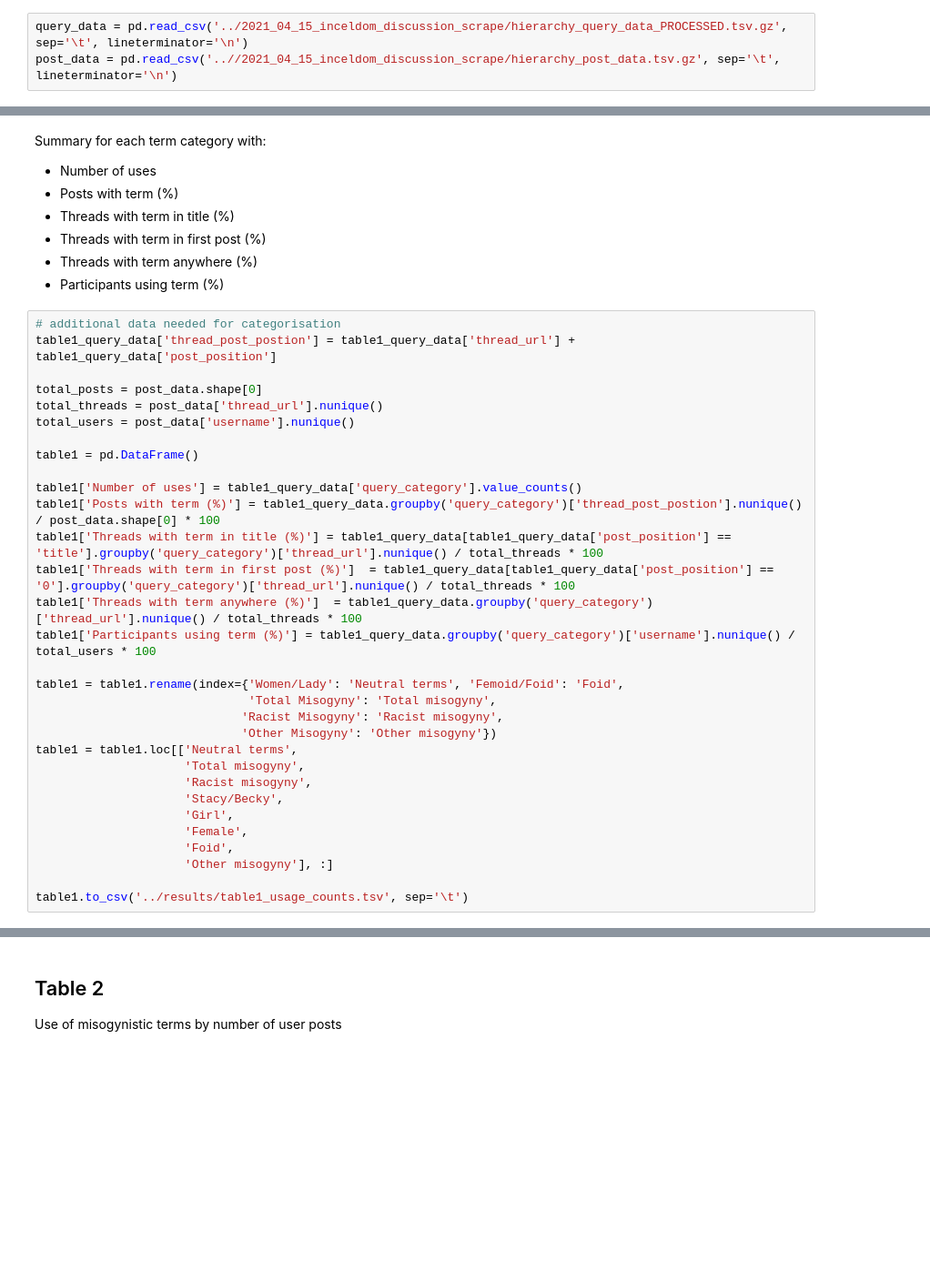
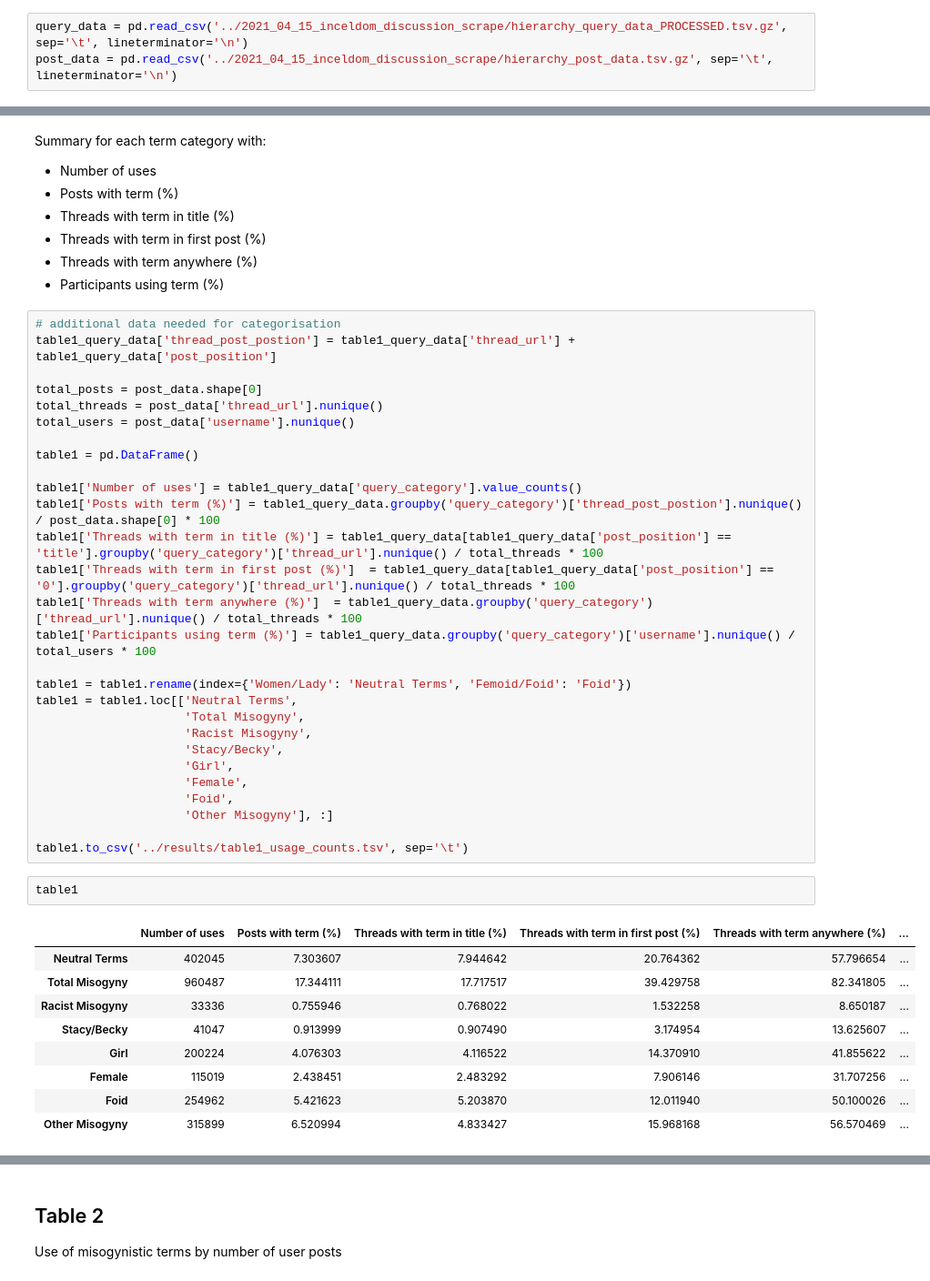
Before and after one commit to fmaguire/incel_social_media_descriptive_analysis, a Jupyter notebook: notebooks/1.term_descriptive_statistics.ipynb, the cells around one changed output, grey strips where cells are left out. Shown at 91% size. Saved outputs shown, nothing was run; the diff lists cells and outputs as text; blank space fills up the shorter version.

```diff
--- a/notebooks/1.term_descriptive_statistics.ipynb
+++ b/notebooks/1.term_descriptive_statistics.ipynb
@@ -32,4 +32,4 @@ First we need to parse the data required.
 TOTAL_USERS = 8130
 # %%
 query_data = pd.read_csv('../2021_04_15_inceldom_discussion_scrape/hierarchy_query_data_PROCESSED.tsv.gz', sep='\t', lineterminator='\n')
-post_data = pd.read_csv('..//2021_04_15_inceldom_discussion_scrape/hierarchy_post_data.tsv.gz', sep='\t', lineterminator='\n')
+post_data = pd.read_csv('../2021_04_15_inceldom_discussion_scrape/hierarchy_post_data.tsv.gz', sep='\t', lineterminator='\n')
@@ -85,17 +97,26 @@ table1['Threads with term in first post (%)']  = table1_query_data[table1_query_
 table1['Threads with term anywhere (%)']  = table1_query_data.groupby('query_category')['thread_url'].nunique() / total_threads * 100
 table1['Participants using term (%)'] = table1_query_data.groupby('query_category')['username'].nunique() / total_users * 100
 
-table1 = table1.rename(index={'Women/Lady': 'Neutral terms', 'Femoid/Foid': 'Foid',
-                              'Total Misogyny': 'Total misogyny',
-                             'Racist Misogyny': 'Racist misogyny',
-                             'Other Misogyny': 'Other misogyny'})
-table1 = table1.loc[['Neutral terms',
-                     'Total misogyny',
-                     'Racist misogyny',
+table1 = table1.rename(index={'Women/Lady': 'Neutral Terms', 'Femoid/Foid': 'Foid'})
+table1 = table1.loc[['Neutral Terms',
+                     'Total Misogyny',
+                     'Racist Misogyny',
                      'Stacy/Becky',
                      'Girl',
                      'Female',
                      'Foid',
-                     'Other misogyny'], :]
+                     'Other Misogyny'], :]
 
 table1.to_csv('../results/table1_usage_counts.tsv', sep='\t')
+# %%
+table1
+# %% [output]
+|  | Number of uses | Posts with term (%) | Threads with term in title (%) | Threads with term in first post (%) | Threads with term anywhere (%) | ... |
+| Neutral Terms | 402045 | 7.303607 | 7.944642 | 20.764362 | 57.796654 | ... |
+| Total Misogyny | 960487 | 17.344111 | 17.717517 | 39.429758 | 82.341805 | ... |
+| Racist Misogyny | 33336 | 0.755946 | 0.768022 | 1.532258 | 8.650187 | ... |
+| Stacy/Becky | 41047 | 0.913999 | 0.907490 | 3.174954 | 13.625607 | ... |
+| Girl | 200224 | 4.076303 | 4.116522 | 14.370910 | 41.855622 | ... |
+| Female | 115019 | 2.438451 | 2.483292 | 7.906146 | 31.707256 | ... |
+| Foid | 254962 | 5.421623 | 5.203870 | 12.011940 | 50.100026 | ... |
+| Other Misogyny | 315899 | 6.520994 | 4.833427 | 15.968168 | 56.570469 | ... |
```
Also changed, not shown: parts of 10 cells of this notebook, 20 other files.
